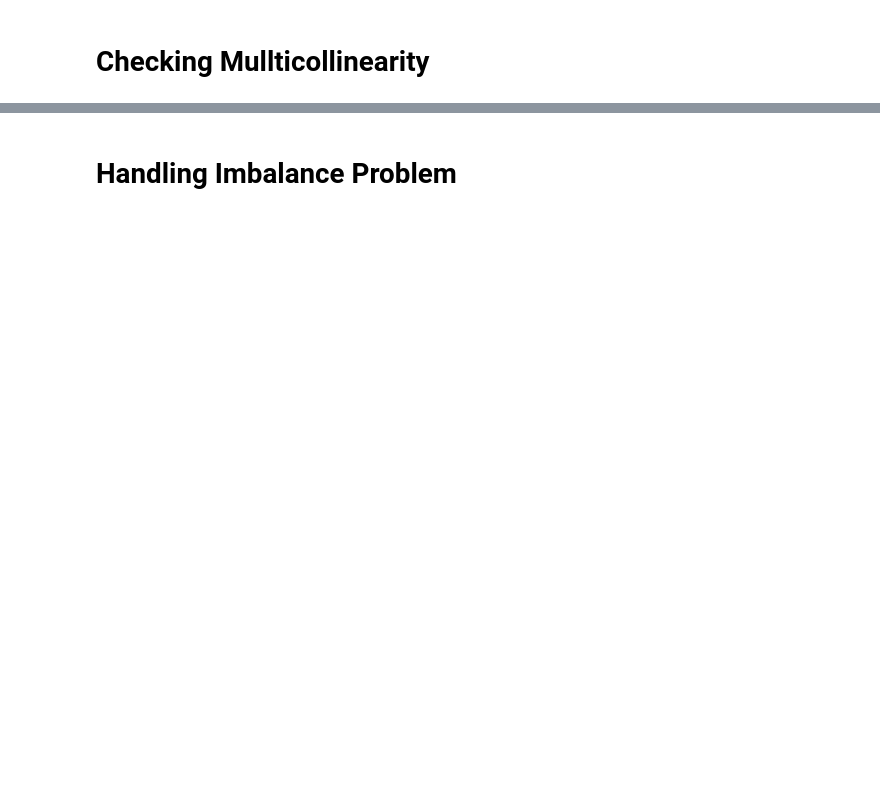
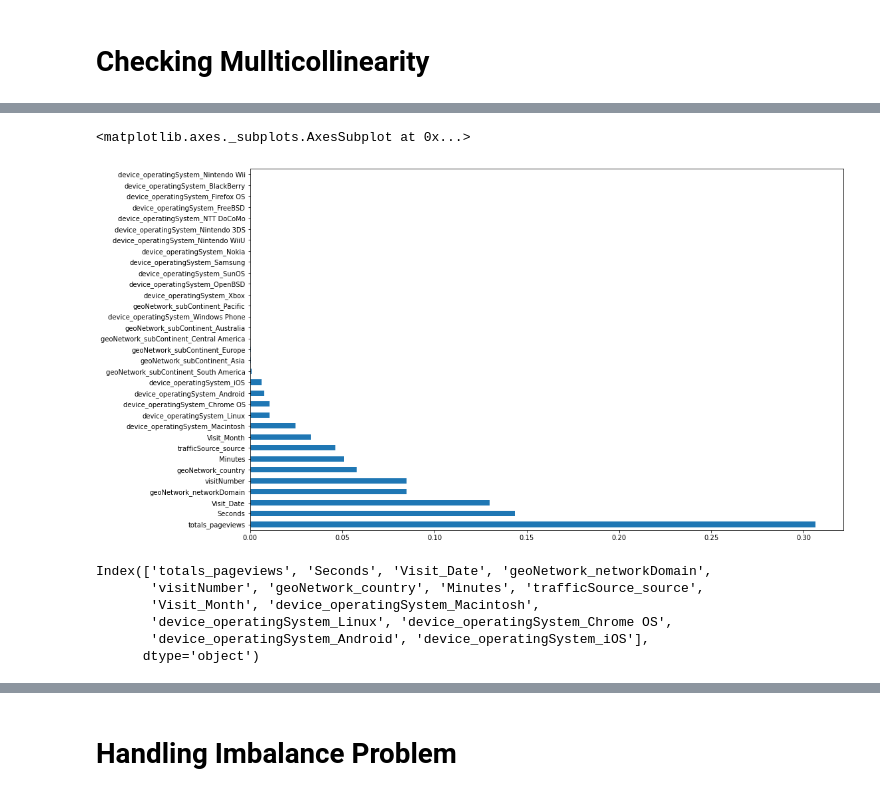
Before and after one commit to santhoshraj10/Predicting-Revenue-Generating-Customers-using-Google-Analytics-data, a Jupyter notebook: Capstone_Google_colab.ipynb, the cells around one changed output, grey strips where cells are left out. Saved outputs shown, nothing was run; the diff lists cells and outputs as text; code cells hidden in the pictures; blank space fills up the shorter version.

```diff
--- a/Capstone_Google_colab.ipynb
+++ b/Capstone_Google_colab.ipynb
@@ -568,8 +1464,8 @@ vif.sort_values('VIF',ascending=False)
 # %%
-# df=df.drop('Hours',1)
-# df=df.drop('Visit_Year',1)
-# df=df.drop('totals_hits',1)
-# df=df.drop('geoNetwork_subContinent_Northern America',1)
+df=df.drop('Hours',1)
+df=df.drop('Visit_Year',1)
+df=df.drop('totals_hits',1)
+df=df.drop('geoNetwork_subContinent_Northern America',1)
 df=df.drop('device_operatingSystem_Windows',1)
 # %%
 df.columns
@@ -592,11 +1526,21 @@ print(classification_report(y_test,y_pred))
 # %%
-plt.figure(figsize=(20,10))
+plt.figure(figsize=(16,10))
 (pd.Series(dt.feature_importances_, index=x_train.columns)
    .nlargest(50)
    .plot(kind='barh'))
+# %% [output]
+<matplotlib.axes._subplots.AxesSubplot at 0x...>
+[figure, added]
 # %%
 selected_feat=pd.Series(dt.feature_importances_, index=x_train.columns).nlargest(14).index
 selected_feat
+# %% [output]
+Index(['totals_pageviews', 'Seconds', 'Visit_Date', 'geoNetwork_networkDomain',
+       'visitNumber', 'geoNetwork_country', 'Minutes', 'trafficSource_source',
+       'Visit_Month', 'device_operatingSystem_Macintosh',
+       'device_operatingSystem_Linux', 'device_operatingSystem_Chrome OS',
+       'device_operatingSystem_Android', 'device_operatingSystem_iOS'],
+      dtype='object')
 # %%
 df_imp=df[selected_feat]
 # %%
```
Also changed, not shown: parts of 152 cells of this notebook.
